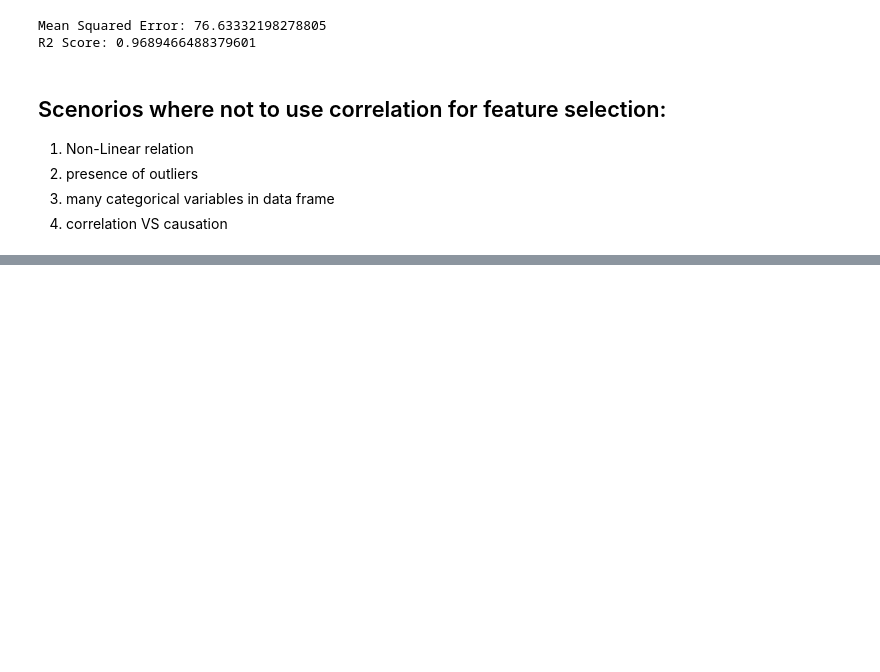
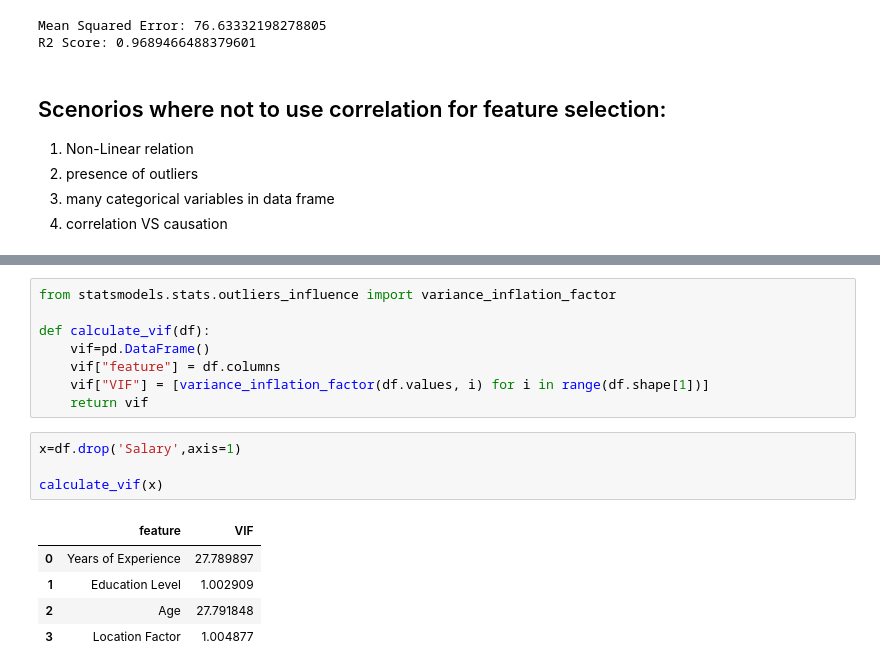
Before and after one commit to rupeshkumarp/ML, a Jupyter notebook: feature_Engireering/Feature_selection.ipynb, the cells around one changed output, grey strips where cells are left out. Cells and saved outputs as stored; diff of their text form; blank space fills up the shorter version.

```diff
--- a/feature_Engireering/Feature_selection.ipynb
+++ b/feature_Engireering/Feature_selection.ipynb
@@ -91,0 +160,18 @@ R2 Score: 0.9689466488379601
+# %%
+from statsmodels.stats.outliers_influence import variance_inflation_factor
+
+def calculate_vif(df):
+    vif=pd.DataFrame()
+    vif["feature"] = df.columns
+    vif["VIF"] = [variance_inflation_factor(df.values, i) for i in range(df.shape[1])]
+    return vif
+# %%
+x=df.drop('Salary',axis=1)
+
+calculate_vif(x)
+# %% [output]
+|  | feature | VIF |
+| 0 | Years of Experience | 27.789897 |
+| 1 | Education Level | 1.002909 |
+| 2 | Age | 27.791848 |
+| 3 | Location Factor | 1.004877 |
```
Also changed, not shown: parts of 19 cells of this notebook.
